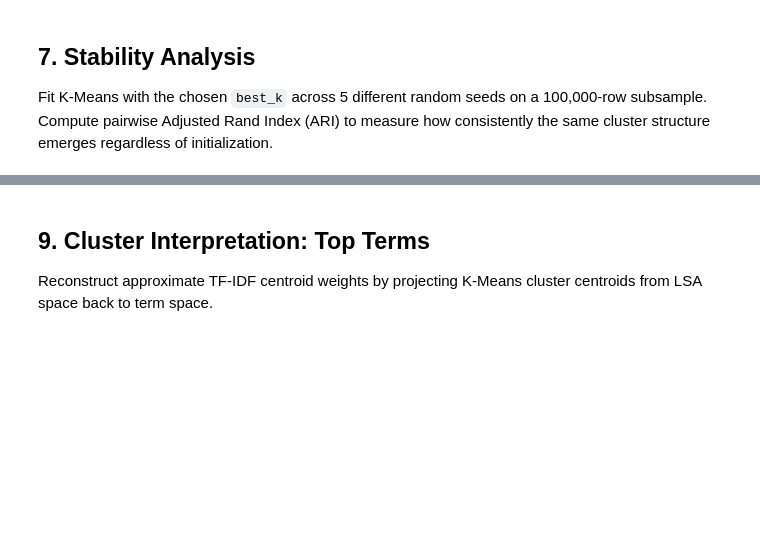
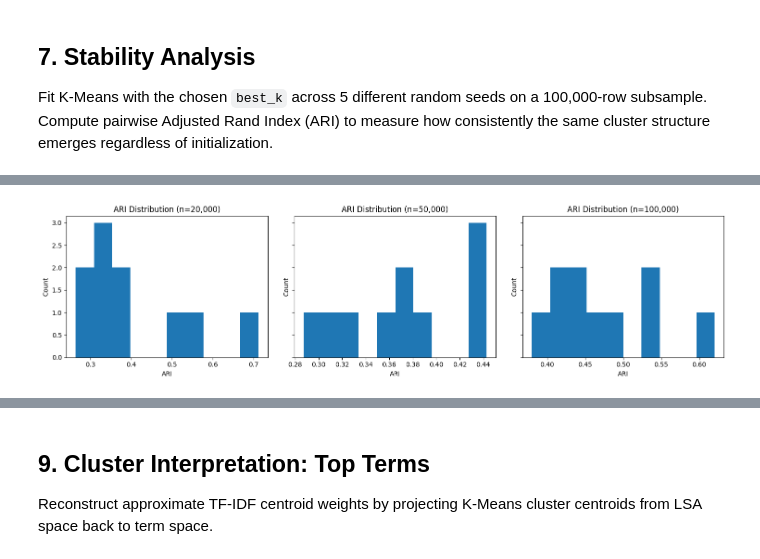
Before and after one commit to ariellerothman/TMU-Capstone-Project-VAERS-dataset, a Jupyter notebook: clustering_code.ipynb, the cells around one changed output, grey strips where cells are left out. Saved outputs shown, nothing was run; the diff lists cells and outputs as text; code cells hidden in the pictures; blank space fills up the shorter version.

```diff
--- a/clustering_code.ipynb
+++ b/clustering_code.ipynb
@@ -614,0 +541,83 @@ Mean ARI: 0.4745799228929858
+# %%
+# ============================================================
+# 7. ARI STABILITY VS SUBSAMPLE SIZE
+#    Extends ARI seed-sweep across multiple sample sizes
+# ============================================================
+
+import itertools
+import numpy as np
+import pandas as pd
+import matplotlib.pyplot as plt
+from sklearn.cluster import MiniBatchKMeans
+from sklearn.metrics import adjusted_rand_score
+
+sample_sizes = [20000, 50000, 100000]
+sample_sizes = [s for s in sample_sizes if s <= X_lsa_cluster.shape[0]]
+seeds = [1, 7, 21, 42, 88]
+best_k = 8
+
+rng_ext = np.random.default_rng(1234)
+ari_rows = []
+
+for sample_size in sample_sizes:
+    idx = rng_ext.choice(X_lsa_cluster.shape[0], size=sample_size, replace=False)
+    X_sub = X_lsa_cluster[idx]
+
+    labels_by_seed = {}
+    for seed in seeds:
+        km = MiniBatchKMeans(
+            n_clusters=best_k,
+            random_state=seed,
+            batch_size=10000,
+            n_init=3
+        )
+        labels_by_seed[seed] = km.fit_predict(X_sub)
+
+    for seed_a, seed_b in itertools.combinations(seeds, 2):
+        ari = adjusted_rand_score(labels_by_seed[seed_a], labels_by_seed[seed_b])
+        ari_rows.append({
+            "sample_size": sample_size,
+            "seed_a": seed_a,
+            "seed_b": seed_b,
+            "ARI": float(ari),
+        })
+
+ari_by_size_df = pd.DataFrame(ari_rows)
+ari_by_size_df.to_csv(f"{OUTDIR}/cluster_stability_ari_by_sample_size_cluster_cleaned.csv", index=False)
+
+ari_by_size_summary = (
+    ari_by_size_df.groupby("sample_size", as_index=False)
+    .agg(
+        n_pairs=("ARI", "count"),
+        ari_mean=("ARI", "mean"),
+        ari_sd=("ARI", "std"),
+        ari_min=("ARI", "min"),
+        ari_max=("ARI", "max"),
+    )
+    .sort_values("sample_size")
+)
+ari_by_size_summary.to_csv(f"{OUTDIR}/cluster_stability_ari_by_sample_size_summary_cluster_cleaned.csv", index=False)
+
+fig, axes = plt.subplots(1, len(sample_sizes), figsize=(5 * len(sample_sizes), 4), sharey=True)
+if len(sample_sizes) == 1:
+    axes = [axes]
+
+for ax, sample_size in zip(axes, sample_sizes):
+    vals = ari_by_size_df.loc[ari_by_size_df["sample_size"] == sample_size, "ARI"]
+    ax.hist(vals, bins=10)
+    ax.set_title(f"ARI Distribution (n={sample_size:,})")
+    ax.set_xlabel("ARI")
+    ax.set_ylabel("Count")
+
+plt.tight_layout()
+plt.savefig(f"{OUTDIR}/cluster_stability_ari_hist_by_sample_size_cluster_cleaned.png", dpi=200)
+plt.show()
+
+print("Saved:")
+print(f" - {OUTDIR}/cluster_stability_ari_by_sample_size_cluster_cleaned.csv")
+print(f" - {OUTDIR}/cluster_stability_ari_by_sample_size_summary_cluster_cleaned.csv")
+print(f" - {OUTDIR}/cluster_stability_ari_hist_by_sample_size_cluster_cleaned.png")
+print("\nARI summary by sample size:")
+print(ari_by_size_summary)
+# %% [output]
+[figure, added]
```
Also changed, not shown: parts of 13 cells of this notebook, 32 other files.
